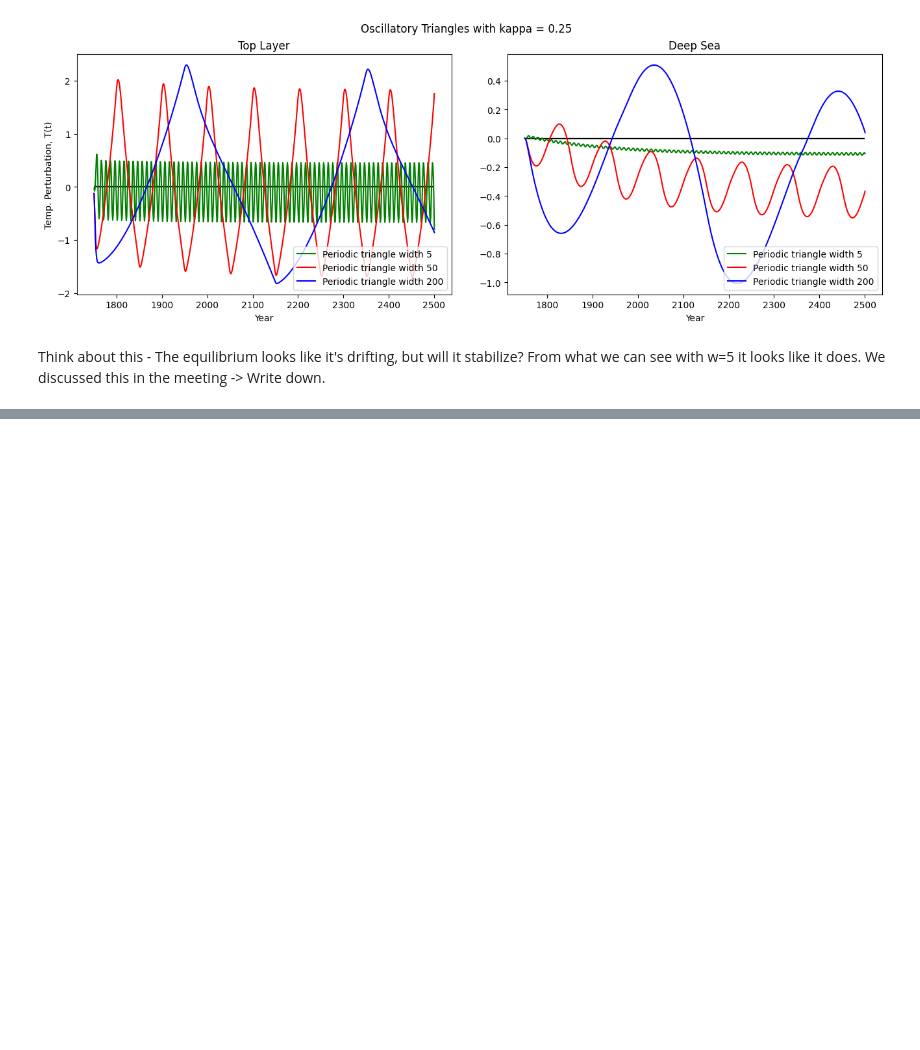
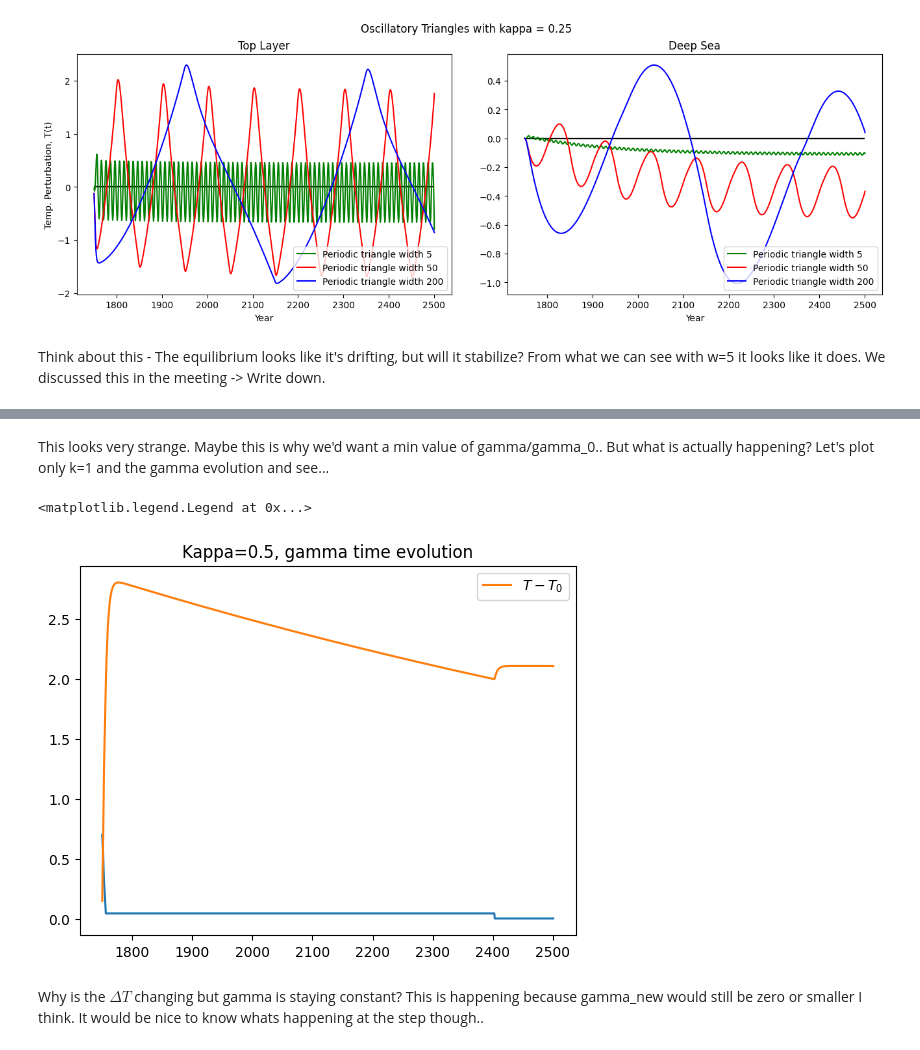
Before and after one commit to francesmcginley/ar6, a Jupyter notebook: Exploration/W8EffectsOfTempDependentGamma.ipynb, the cells around one changed output, grey strips where cells are left out. Drawn from its saved outputs; the diff is of its cells as text; code cells hidden in the pictures; blank space fills up the shorter version.

```diff
--- a/Exploration/W8EffectsOfTempDependentGamma.ipynb
+++ b/Exploration/W8EffectsOfTempDependentGamma.ipynb
@@ -744,0 +818,16 @@ Think about this - The equilibrium looks like it's drifting, but will it stabili
+# %% [markdown]
+This looks very strange. Maybe this is why we'd want a min value of gamma/gamma_0.. But what is actually happening?
+Let's plot only k=1 and the gamma evolution and see...
+# %%
+run1 = runs["Constant 4xCO2 forcing, kappa: 0.5"]
+#plt.plot(run1.time, run1.tg)
+plt.plot(run1.time, run1.gammas)
+plt.title("Kappa=0.5, gamma time evolution")
+plt.plot(run1.time,(run1.tg- run1.tlev[:,1]), label = "$T-T_0$")
+#plt.ylim(0,0.3)
+plt.legend()
+# %% [output]
+<matplotlib.legend.Legend at 0x...>
+[figure, added]
+# %% [markdown]
+Why is the $\Delta T$ changing but gamma is staying constant? This is happening because gamma_new would still be zero or smaller I think. It would be nice to know whats happening at the step though..
```
Also changed, not shown: parts of 23 cells of this notebook, 3 other files.
